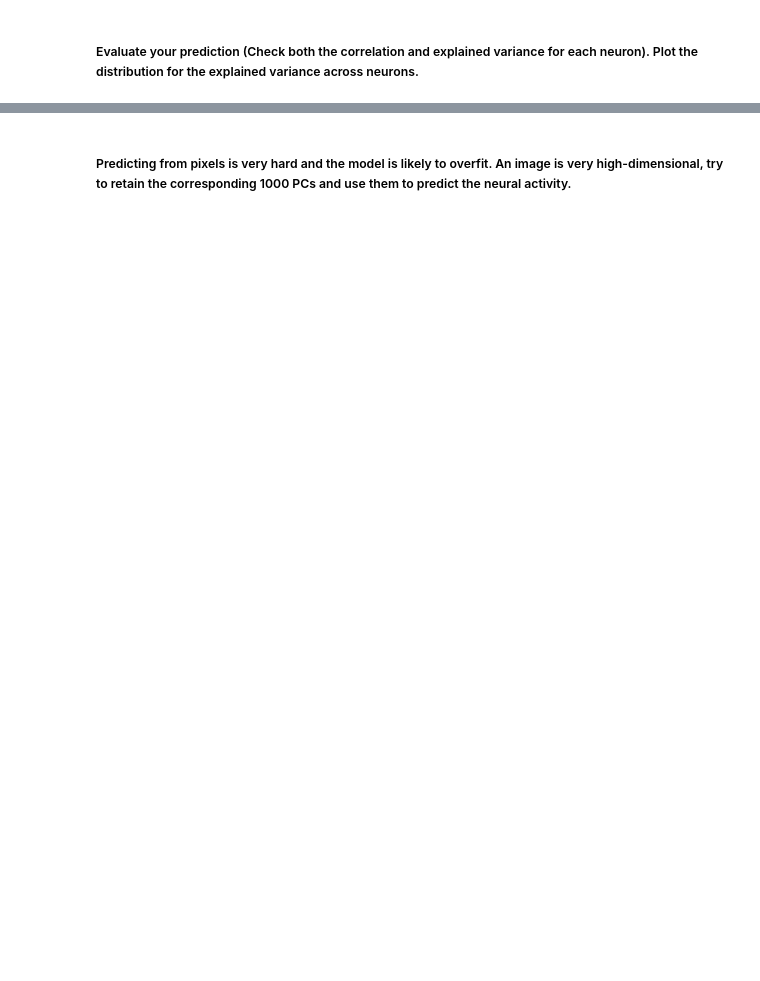
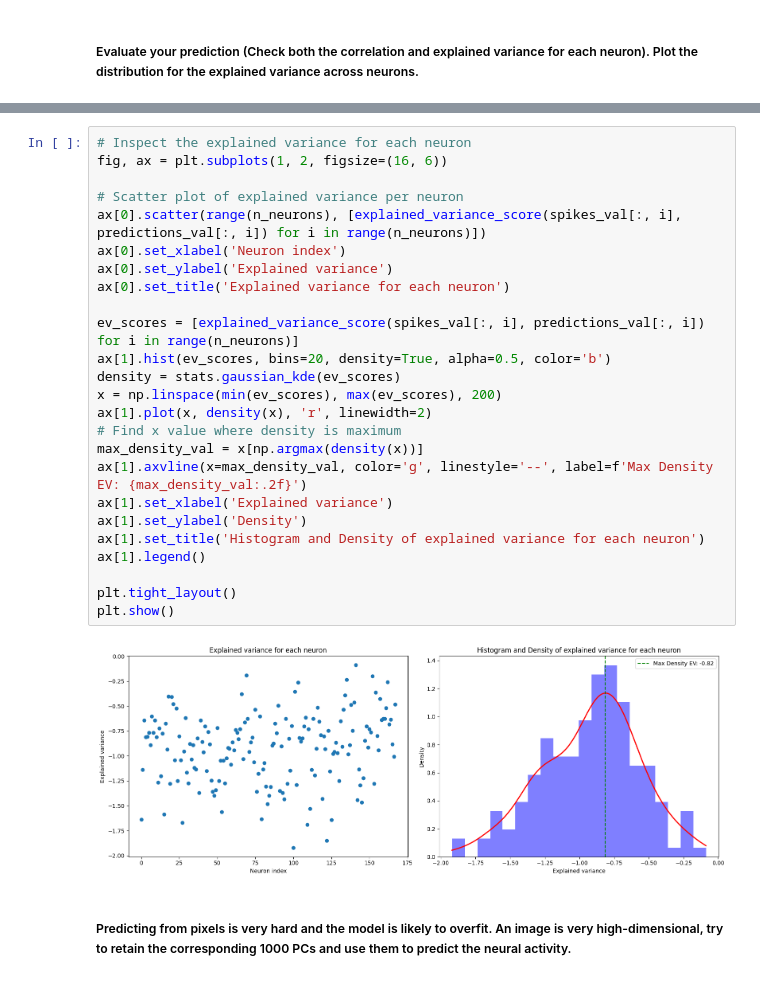
Before and after one commit to GuilhermeCosta-Ferreira/BLCI_G21, a Jupyter notebook: week6.ipynb, the cells around one changed output, grey strips where cells are left out. Drawn from its saved outputs; the diff is of its cells as text; blank space fills up the shorter version.

```diff
--- a/week6.ipynb
+++ b/week6.ipynb
@@ -162,3 +154,30 @@ plt.show()
+# %%
+# Inspect the explained variance for each neuron
+fig, ax = plt.subplots(1, 2, figsize=(16, 6))
+
+# Scatter plot of explained variance per neuron
+ax[0].scatter(range(n_neurons), [explained_variance_score(spikes_val[:, i], predictions_val[:, i]) for i in range(n_neurons)])
+ax[0].set_xlabel('Neuron index')
+ax[0].set_ylabel('Explained variance')
+ax[0].set_title('Explained variance for each neuron')
+
+ev_scores = [explained_variance_score(spikes_val[:, i], predictions_val[:, i]) for i in range(n_neurons)]
+ax[1].hist(ev_scores, bins=20, density=True, alpha=0.5, color='b')
+density = stats.gaussian_kde(ev_scores)
+x = np.linspace(min(ev_scores), max(ev_scores), 200)
+ax[1].plot(x, density(x), 'r', linewidth=2)
+# Find x value where density is maximum
+max_density_val = x[np.argmax(density(x))]
+ax[1].axvline(x=max_density_val, color='g', linestyle='--', label=f'Max Density EV: {max_density_val:.2f}')
+ax[1].set_xlabel('Explained variance')
+ax[1].set_ylabel('Density')
+ax[1].set_title('Histogram and Density of explained variance for each neuron')
+ax[1].legend()
+
+plt.tight_layout()
+plt.show()
+# %% [output]
+[figure, added]
 # %% [markdown]
 ##### Predicting from pixels is very hard and the model is likely to overfit. An image is very high-dimensional, try to retain the corresponding 1000 PCs and use them to predict the neural activity.
 # %%
```
Also changed, not shown: parts of 16 cells of this notebook, 2 other files.
